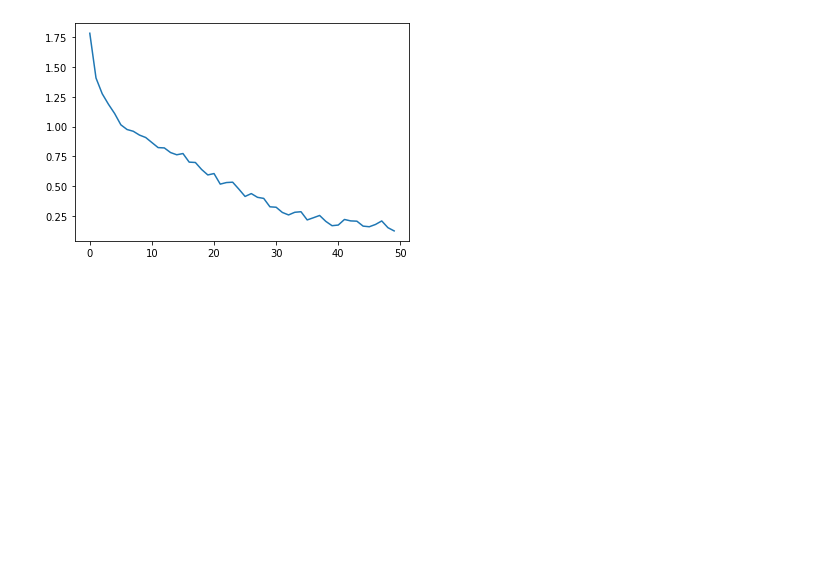
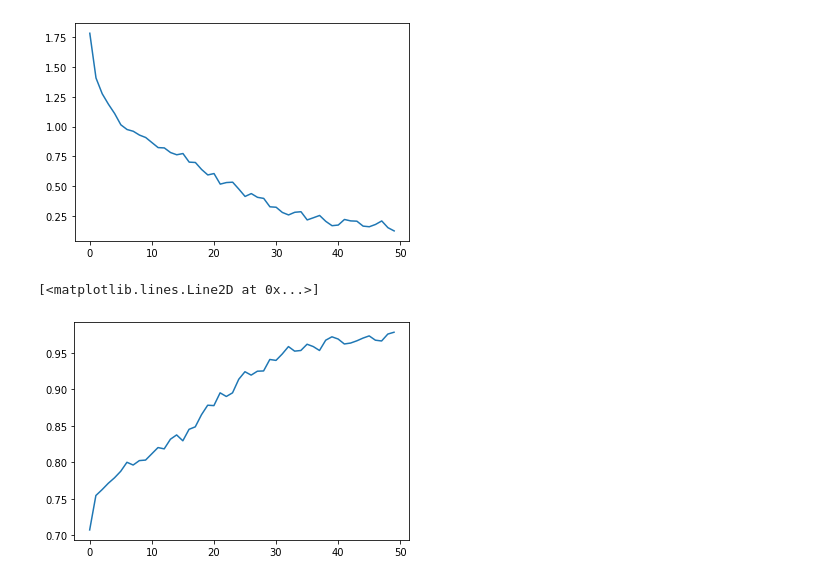
Before and after one commit to sphy1597/2022-1_ML, a Jupyter notebook: 기계학습_기말프로젝트.ipynb, the cells around one changed output. Saved outputs shown, nothing was run; the diff lists cells and outputs as text; code cells hidden in the pictures; blank space fills up the shorter version.

Commit message:
accuracy 그래프 추가

```diff
--- a/기계학습_기말프로젝트.ipynb
+++ b/기계학습_기말프로젝트.ipynb
@@ -275,3 +276,9 @@ plt.plot(model_history.history['loss'])
 # %% [output]
 [<matplotlib.lines.Line2D at 0x...>]
 [figure]
+# %%
+# accuracy 그래프
+plt.plot(model_history.history['accuracy'])
+# %% [output]
+[<matplotlib.lines.Line2D at 0x...>]
+[figure, added]
```
Also changed, not shown: parts of 2 cells of this notebook.
